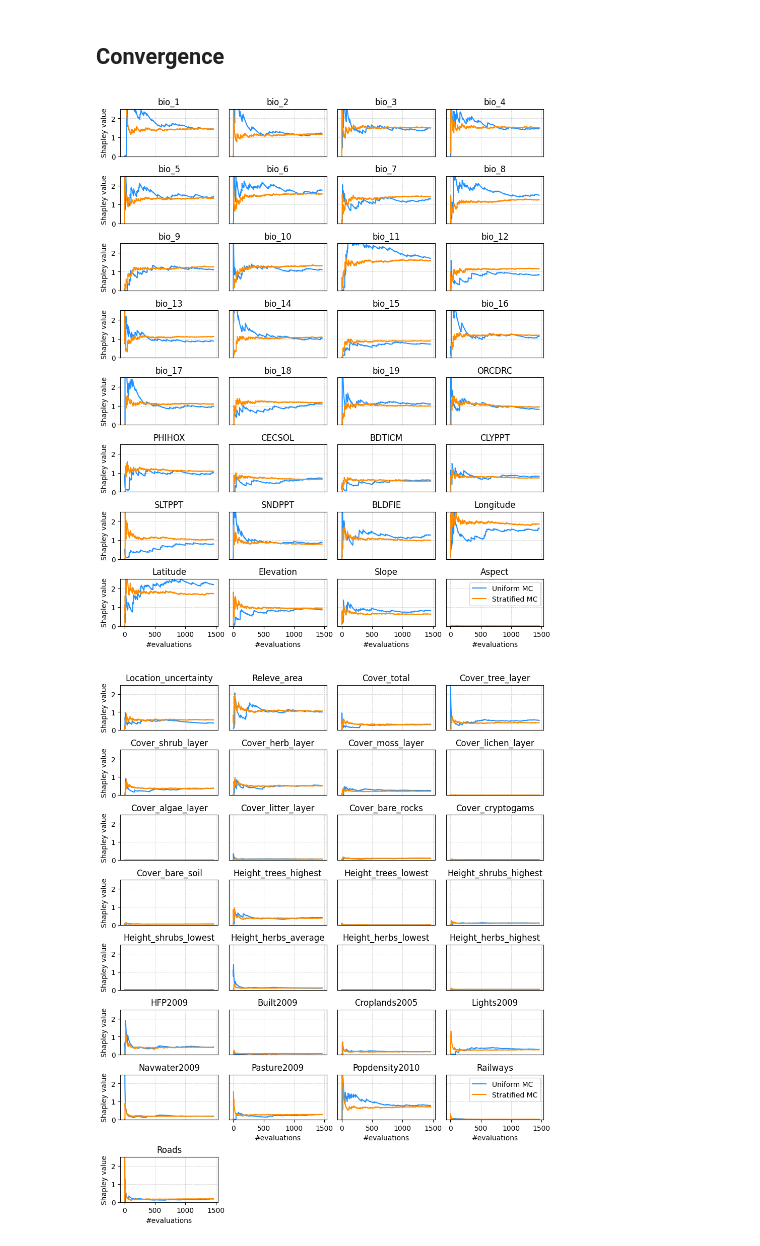
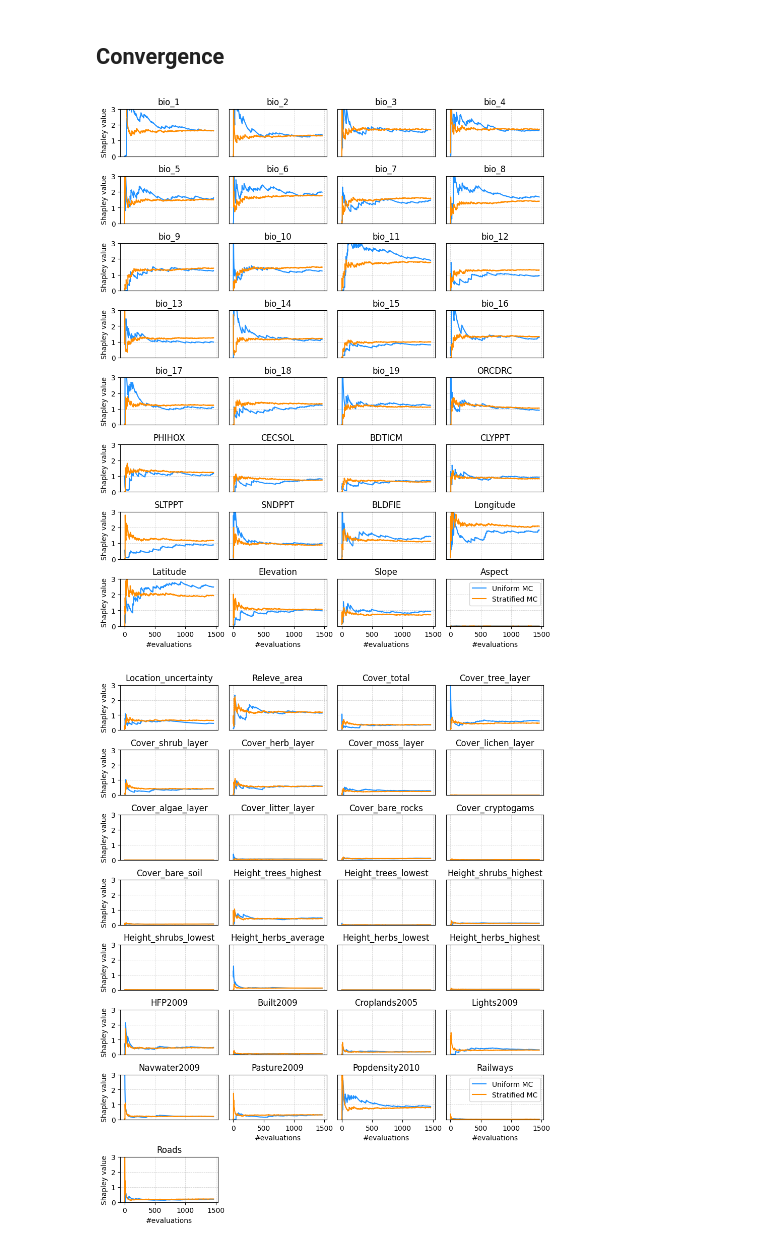
Before and after one commit to zbirobin/MaskSDM-MEE, a Jupyter notebook: shapley_global.ipynb, the cells around one changed output. Cells and saved outputs as stored; diff of their text form; code cells hidden in the pictures.

```diff
--- a/shapley_global.ipynb
+++ b/shapley_global.ipynb
@@ -54,6 +54,9 @@ test_loader = DataLoader(get_torch_dataset({"dataset": "splot"}, data["x_test"],
                             batch_size=batch_size, shuffle=False)
 val_loader = DataLoader(get_torch_dataset({"dataset": "splot"}, data["x_val"], data["y_val"], data["satclip_embeddings_val"]),
                             batch_size=batch_size, shuffle=False)
+
+indices_non_zeros_samples = np.intersect1d(np.intersect1d(np.sum(data["y_train"], axis=0).nonzero()[0], np.sum(data["y_val"], axis=0).nonzero()[0]),
+                                                            np.sum(data["y_test"], axis=0).nonzero()[0]).tolist()
 # %%
 d_hidden = 192
 n_layers = 6
@@ -340,35 +340,35 @@ uniform_shapley_values = np.load("results/uniform_global_shapley_values.npy")
 # %%
 colors = ["darkorange", "dodgerblue"]
 
 fig, axes = plt.subplots(8, 4, figsize=(9, 11), constrained_layout=True)
 axes = axes.flatten()
 
 for i in range(32):
     axes[i].plot(range(0, 2 * 732, 2), uniform_shapley_values[i], label='Uniform MC', color=colors[1])
     axes[i].plot(shapley_values[:, i], label='Stratified MC', color=colors[0])
     axes[i].set_title(f'{tabular_names[i]}')
     axes[i].grid(True, which='both', linestyle='--', linewidth=0.5, alpha=0.7)
-    axes[i].set_ylim(0, 2.5)
+    axes[i].set_ylim(0, 3)
     axes[i].set_ylabel('Shapley value')
     axes[i].set_xlabel('#evaluations')
 
     # Show only left and bottom axes
     if i % 4 != 0:
         axes[i].tick_params(left=False, labelleft=False)
         axes[i].set_ylabel('')
     if i < 28:
         axes[i].tick_params(bottom=False, labelbottom=False)
         axes[i].set_xlabel('')
     if i == 31:
         axes[i].legend()
 
 for j in range(32, len(axes)):
     axes[j].axis('off')
 
 plt.savefig("figures/shapley_values_convergence_1.pdf", bbox_inches='tight')
 plt.show()
 # %% [output]
-[figure, old version]
+[figure, new version]
 # %%
 fig, axes = plt.subplots(8, 4, figsize=(9, 11), constrained_layout=True)
 axes = axes.flatten()
@@ -378,7 +378,7 @@ for i in range(0, 29):
     axes[i].plot(shapley_values[:, i+32], label='Stratified MC', color=colors[0])
     axes[i].set_title(f'{tabular_names[i+32]}')
     axes[i].grid(True, which='both', linestyle='--', linewidth=0.5, alpha=0.7)
-    axes[i].set_ylim(0, 2.5)
+    axes[i].set_ylim(0, 3)
     axes[i].set_ylabel('Shapley value')
     axes[i].set_xlabel('#evaluations')
 
@@ -399,4 +399,4 @@ for j in range(29, len(axes)):
 plt.savefig("figures/shapley_values_convergence_2.pdf", bbox_inches='tight')
 plt.show()
 # %% [output]
-[figure, old version]
+[figure, new version]
```
Also changed, not shown: parts of 3 cells of this notebook, 6 other files.
